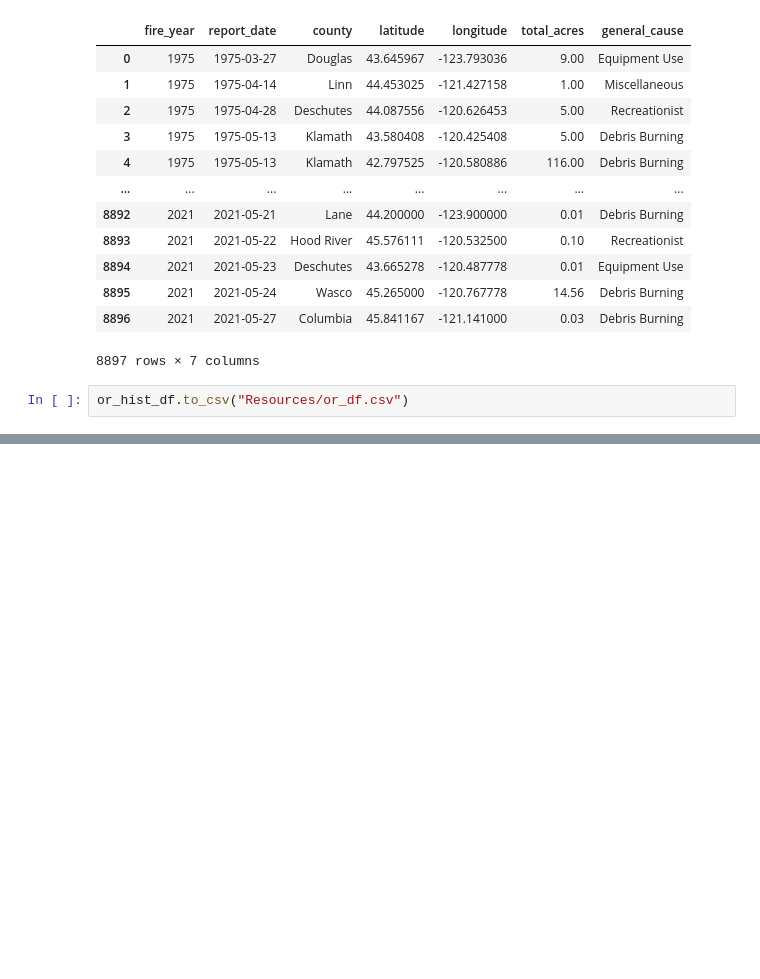
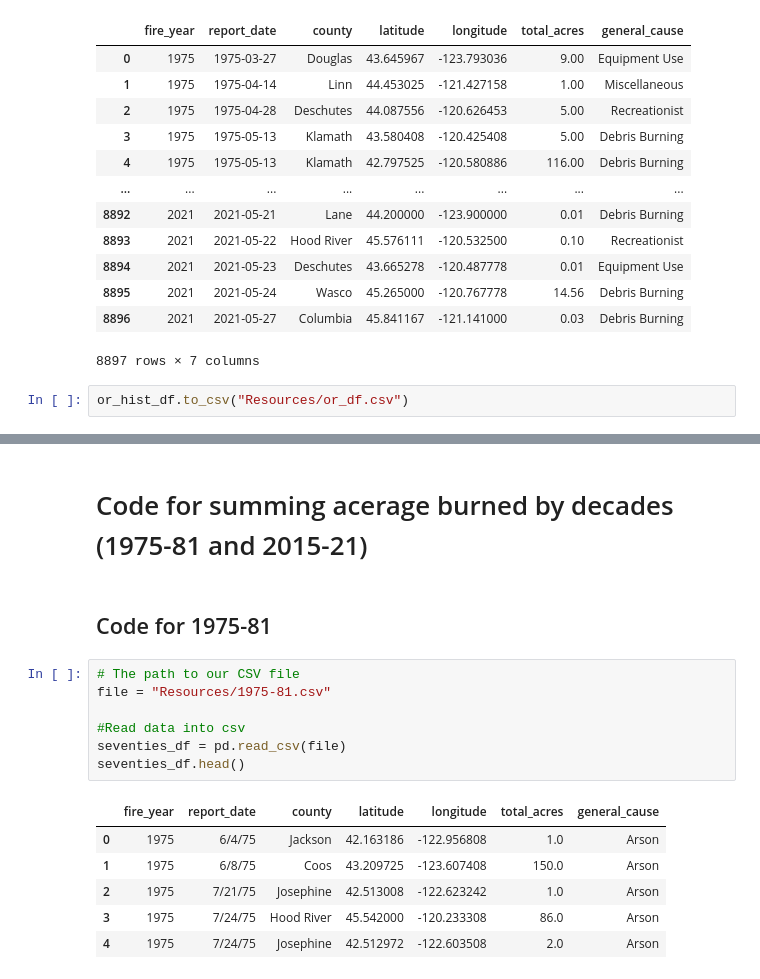
Before and after one commit to cjengleson/Project-2-Repo, a Jupyter notebook: or_historic_cleanup.ipynb, the cells around one changed output, grey strips where cells are left out. Drawn from its saved outputs; the diff is of its cells as text; blank space fills up the shorter version.

```diff
--- a/or_historic_cleanup.ipynb
+++ b/or_historic_cleanup.ipynb
@@ -116,0 +98,18 @@ Name: fire_year, dtype: int64
+# %% [markdown]
+# Code for summing acerage burned by decades (1975-81 and 2015-21)
+# %% [markdown]
+## Code for 1975-81
+# %%
+# The path to our CSV file
+file = "Resources/1975-81.csv"
+
+#Read data into csv
+seventies_df = pd.read_csv(file)
+seventies_df.head()
+# %% [output]
+|  | fire_year | report_date | county | latitude | longitude | total_acres | general_cause |
+| 0 | 1975 | 6/4/75 | Jackson | 42.163186 | -122.956808 | 1.0 | Arson |
+| 1 | 1975 | 6/8/75 | Coos | 43.209725 | -123.607408 | 150.0 | Arson |
+| 2 | 1975 | 7/21/75 | Josephine | 42.513008 | -122.623242 | 1.0 | Arson |
+| 3 | 1975 | 7/24/75 | Hood River | 45.542000 | -120.233308 | 86.0 | Arson |
+| 4 | 1975 | 7/24/75 | Josephine | 42.512972 | -122.603508 | 2.0 | Arson |
```
Also changed, not shown: parts of 7 cells of this notebook, 2 other files.
